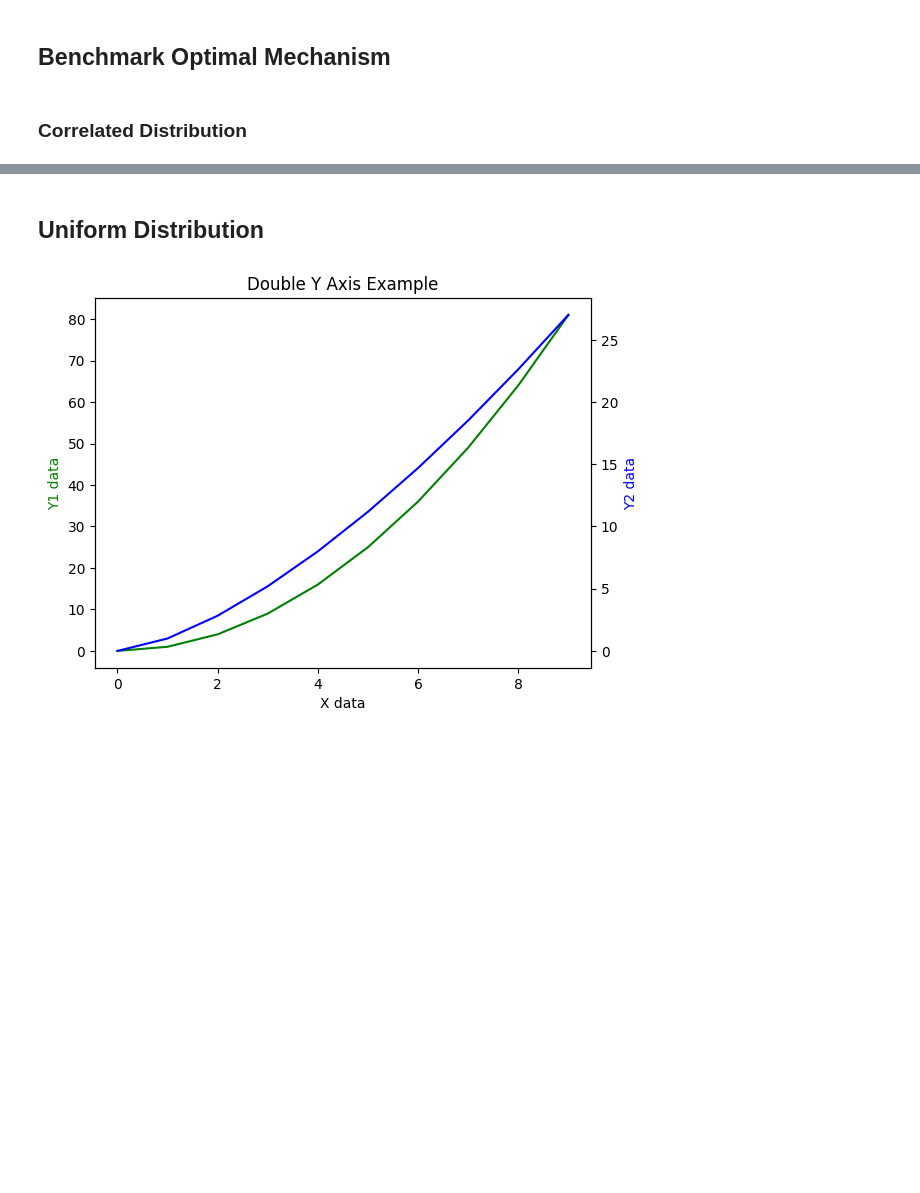
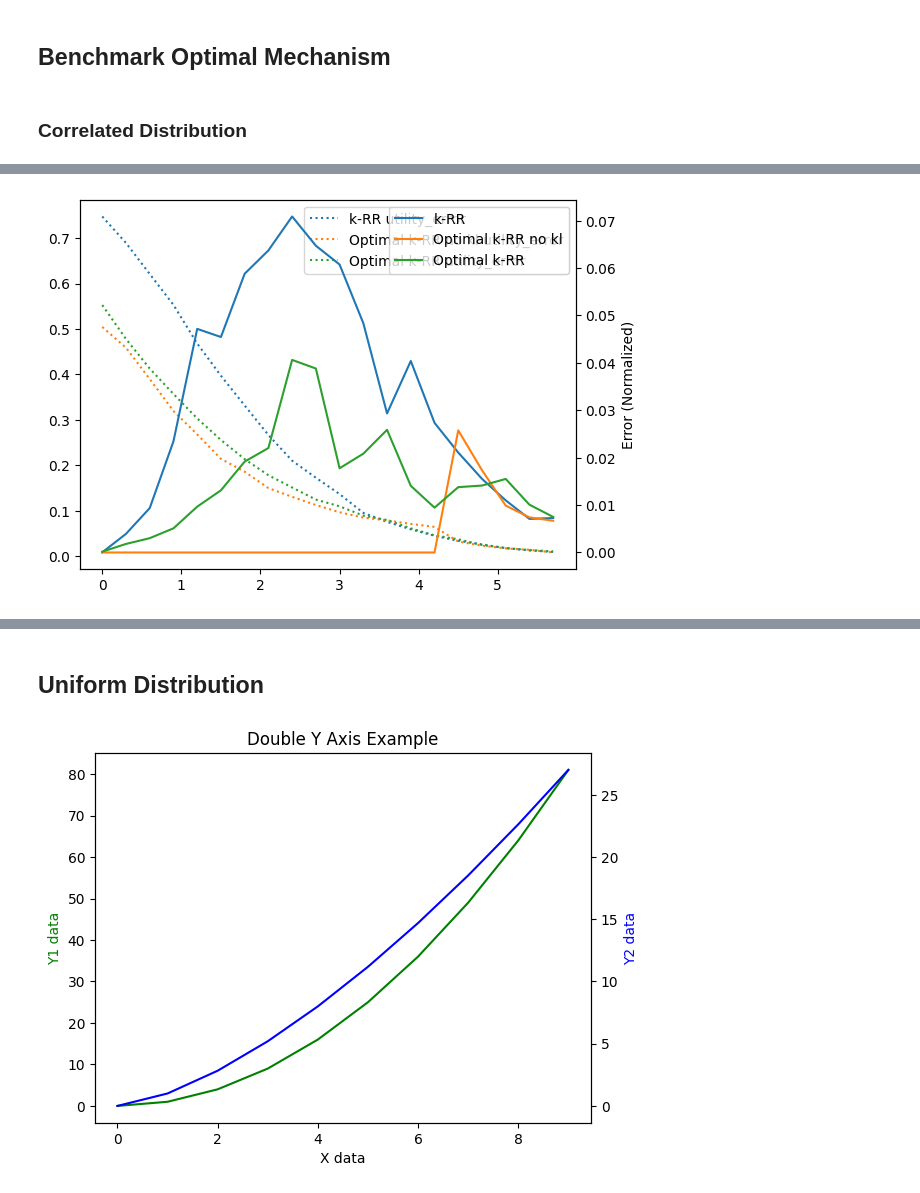
Before and after one commit to SandaruJayawardana/minimal-data-ldp, a Jupyter notebook: benchmark copy.ipynb, the cells around one changed output, grey strips where cells are left out. Drawn from its saved outputs; the diff is of its cells as text; code cells hidden in the pictures; blank space fills up the shorter version.

```diff
--- a/benchmark copy.ipynb
+++ b/benchmark copy.ipynb
@@ -131,2 +138,79 @@ EPS_ARRAY = np.arange(16)*0.6
 # %% [markdown]
 ### Correlated Distribution
+# %%
+exponential_mechanism_without_prior = Exponential_mechanism(prior_dist=random_dist, STATE_COUNT=TOTAL_STATES, INPUT_ALPHABET=STRING_ALL_ALPHABET, normalized_objective_err_matrix=err_matrix, only_err_matrix=True)
+
+exponential_mechanism_with_prior = Exponential_mechanism(prior_dist=random_dist, STATE_COUNT=TOTAL_STATES, INPUT_ALPHABET=STRING_ALL_ALPHABET, normalized_objective_err_matrix=err_matrix, only_err_matrix=False)
+
+random_response_mechanism = Randomized_Response(STATE_COUNT=TOTAL_STATES, INPUT_ALPHABET=STRING_ALL_ALPHABET, normalized_objective_err_matrix=err_matrix)
+
+optimal_random_response_mechanism = Optimized_Randomized_Response(prior_dist = random_dist, STATE_COUNT = TOTAL_STATES, INPUT_ALPHABET = STRING_ALL_ALPHABET, normalized_objective_err_matrix = err_matrix,
+                 TOLERANCE_MARGIN = 0.01, APPROXIMATION = "LINEAR", solver = "SCS", is_kl_div = True, ALPHA=0.0001)
+
+optimal_random_response_mechanism_no_kl = Optimized_Randomized_Response(prior_dist = random_dist, STATE_COUNT = TOTAL_STATES, INPUT_ALPHABET = STRING_ALL_ALPHABET, normalized_objective_err_matrix = err_matrix,
+                 TOLERANCE_MARGIN = 0.01, APPROXIMATION = "LINEAR", solver = "SCS", is_kl_div = False, ALPHA=0.01)
+
+
+# mechanisms_dict = {"Exp. mechanism without prior": exponential_mechanism_without_prior, "Exp. mechanism with prior": exponential_mechanism_with_prior, "k-RR": random_response_mechanism, "Optimal k-RR": optimal_random_response_mechanism}
+# mechanisms_dict = {"k-RR": random_response_mechanism, "Optimal k-RR": optimal_random_response_mechanism, "Optimal k-RR without kl": optimal_random_response_mechanism_no_kl}
+mechanisms_dict = {"k-RR": random_response_mechanism, "Optimal k-RR no kl": optimal_random_response_mechanism_no_kl, "Optimal k-RR": optimal_random_response_mechanism} #, "k-RR": random_response_mechanism}
+error_dict = {}
+mi_dict = {}
+total_mi_dict = {}
+
+for key in list(mechanisms_dict.keys()):
+    error_dict[key] = []
+    mi_dict[key] = []
+    total_mi_dict[key] = []
+
+for eps in EPS_ARRAY:
+    for mechanism in list(mechanisms_dict.keys()):
+        __tot_error = 0
+        __perturbed_value_list = []
+        for entry in correlated_synthetic_dataset:
+            # entry = entry_np_value[0]
+            __perturbed_value_list.append(mechanisms_dict[mechanism].gen_random_output(actual_value=entry, eps=eps)[0])
+
+            # print(entry,__perturbed_value_list[-1])
+            __error = normalize_error_matrix.get_value_error(actual=entry, perturbed=__perturbed_value_list[-1])
+            __tot_error += __error
+        error_dict[mechanism].append(__tot_error/len(uniform_synthetic_dataset))
+        # mi_dict[mechanism].append(mutual_info_pair(correlated_synthetic_dataset, __perturbed_value_list))
+        # total_mi_dict[mechanism].append(total_info_leakage(correlated_synthetic_dataset, __perturbed_value_list, ))
+        mi_dict[mechanism].append(mutual_information(correlated_synthetic_dataset, __perturbed_value_list))
+
+        # if mechanism == "Optimal k-RR":
+        #     optimal_mechanism = mechanisms_dict[mechanism].get_mechanism(eps=eps)
+
+        #     posterior_prob_distribution = np.zeros(TOTAL_STATES)
+        #     posterior_joint_prob = np.zeros((TOTAL_STATES, TOTAL_STATES))
+        #     for i in range(TOTAL_STATES):
+        #         posterior_joint_prob[:,i] = np.reshape(optimal_mechanism[:,i] * np.array(random_dist), (4,))
+        #         posterior_prob_distribution[i] = np.sum(optimal_mechanism[:,i] * np.array(random_dist))
+            # print("posterior_prob_distribution ", posterior_prob_distribution)
+            # print("Distance ", np.linalg.norm((random_dist-posterior_prob_distribution), 2))
+            # sns.heatmap(optimal_mechanism)
+            # plt.show()
+lagends1 = []
+lagends2 = []
+fig, ax1 = plt.subplots()
+ax2 = ax1.twinx()
+for mechanism in list(mechanisms_dict.keys()):
+    lagends1.append(mechanism + " utility_error")
+    ax1.plot(EPS_ARRAY, error_dict[mechanism], linestyle=":")
+    # lagends.append(mechanism + " info_leakage")
+    # plt.plot(EPS_ARRAY, mi_dict[mechanism])
+    # lagends.append(mechanism + " total_info_leakage")
+    # plt.plot(EPS_ARRAY, total_mi_dict[mechanism])
+    for mi_ in range(len(mi_dict[mechanism][0])):
+        ax2.plot(EPS_ARRAY, np.array(mi_dict[mechanism])[:,mi_])
+        lagends2.append(f"{mechanism}")
+        # legend.append(f"MI for Optimal, attr:{grouped_attributes_list[i][mi_]}")
+
+ax1.legend(lagends1)
+ax2.legend(lagends2)
+plt.xlabel("Privacy Budget (Epsilon)")
+plt.ylabel("Error (Normalized)")
+# plt.title(f"{error_cal_type} error between original value and perturbed value for {Attr_list}")
+plt.show()
+# %% [output]
@@ -132,0 +252 @@ EPS_ARRAY = np.arange(16)*0.6
+[figure, added]
```
Also changed, not shown: parts of 13 cells of this notebook, 1 other file.
